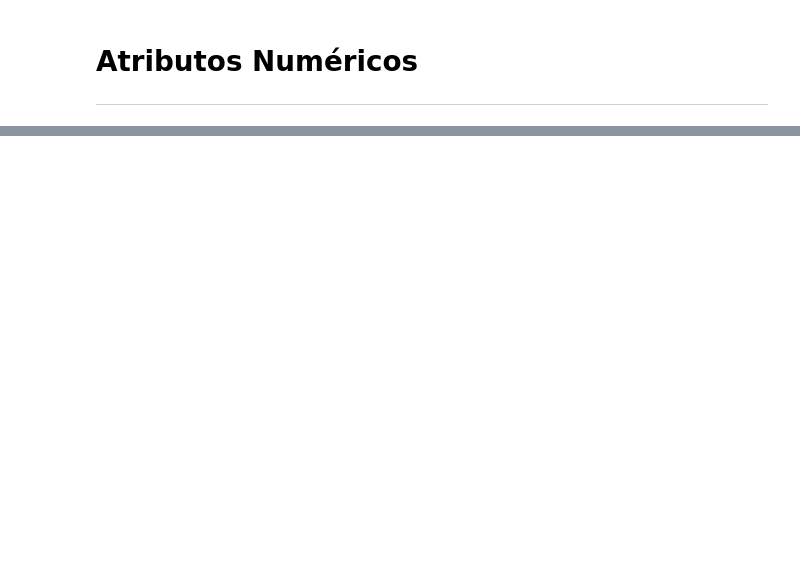
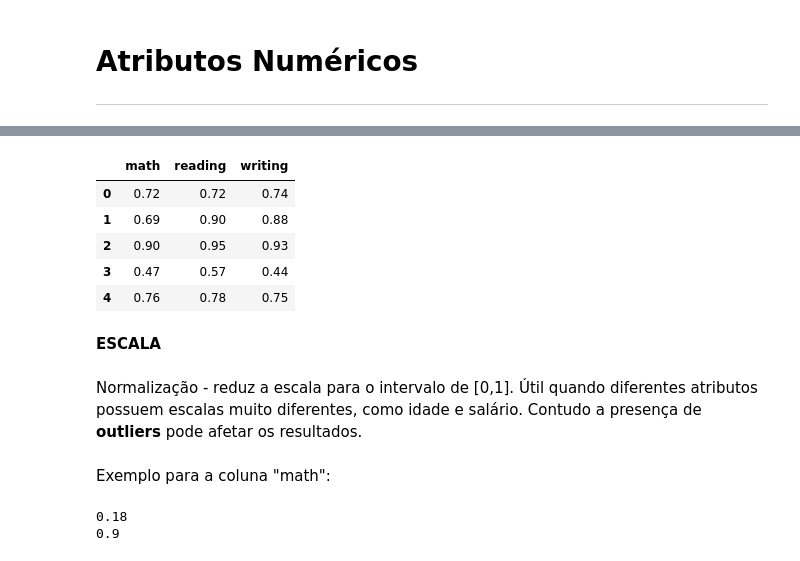
Before and after one commit to vinigm/Estudos, a Jupyter notebook: Machine_Learning.ipynb, the cells around one changed output, grey strips where cells are left out. Saved outputs shown, nothing was run; the diff lists cells and outputs as text; code cells hidden in the pictures; blank space fills up the shorter version.

```diff
--- a/Machine_Learning.ipynb
+++ b/Machine_Learning.ipynb
@@ -208,0 +220,24 @@ data.head()
+# %%
+data[['math','reading', 'writing']].head()
+# %% [output]
+|  | math | reading | writing |
+| 0 | 0.72 | 0.72 | 0.74 |
+| 1 | 0.69 | 0.90 | 0.88 |
+| 2 | 0.90 | 0.95 | 0.93 |
+| 3 | 0.47 | 0.57 | 0.44 |
+| 4 | 0.76 | 0.78 | 0.75 |
+# %% [markdown]
+**ESCALA**
+# %% [markdown]
+Normalização - reduz a escala para o intervalo de [0,1]. Útil quando diferentes atributos possuem escalas muito diferentes, como idade e salário. Contudo a presença de **outliers** pode afetar os resultados.
+# %% [markdown]
+Exemplo para a coluna "math":
+# %%
+min = data['math'].min()
+print(min)
+
+max = data['math'].max()
+print(max)
+# %% [output]
+0.18
+0.9
```
Also changed, not shown: parts of 16 cells of this notebook.
